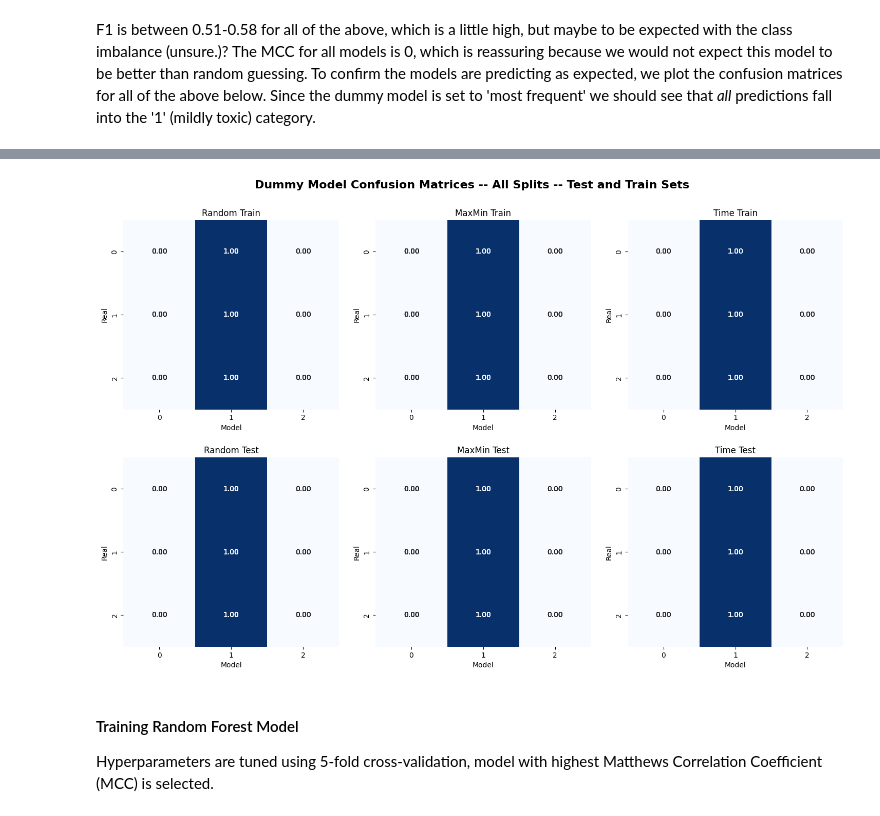
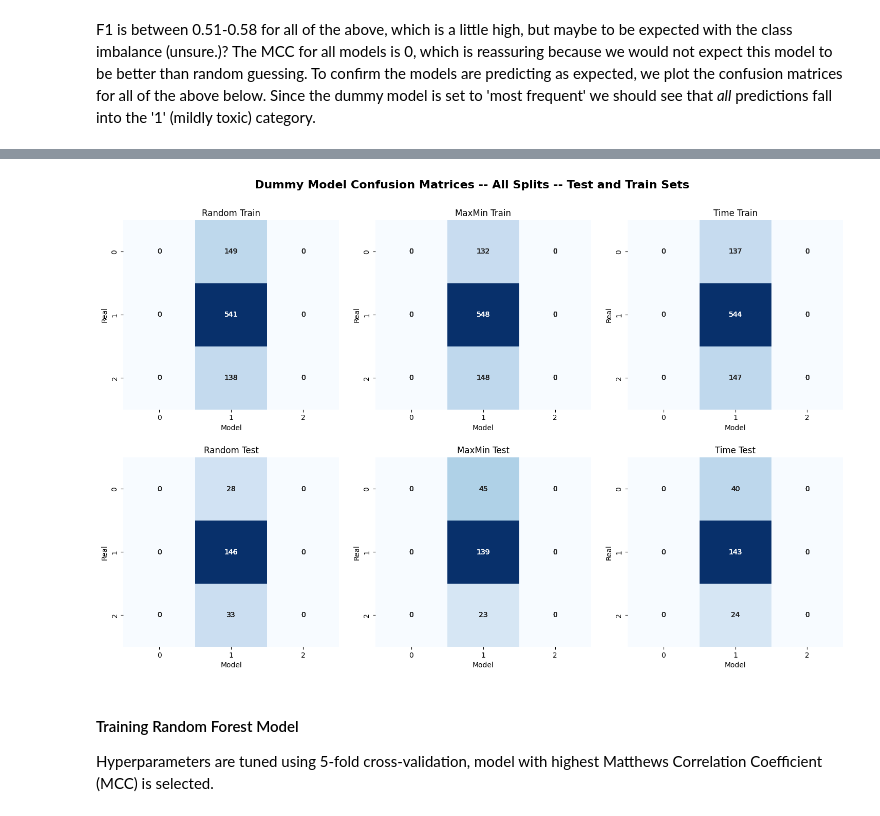
Before and after one commit to ella-satt/che1147-bees, a Jupyter notebook: project-ella.ipynb, the cells around one changed output, grey strips where cells are left out. Cells and saved outputs as stored; diff of their text form; code cells hidden in the pictures.

```diff
--- a/project-ella.ipynb
+++ b/project-ella.ipynb
@@ -290,9 +343,9 @@ def train_dummy(X, Y):
     return dummy_model
 # %%
 # Train a dummy model on each of the three splits, put metrics for all splits into dictionary
-random_dummy = train_dummy(random_train[FEATURES], random_train[TARGET])
-maxmin_dummy = train_dummy(maxmin_train[FEATURES], maxmin_train[TARGET])
-time_dummy = train_dummy(time_train[FEATURES], maxmin_train[TARGET])
+random_dummy = train_dummy(random_train[RANDOM_FEATURES], random_train[TARGET])
+maxmin_dummy = train_dummy(maxmin_train[MAXMIN_FEATURES], maxmin_train[TARGET])
+time_dummy = train_dummy(time_train[TIME_FEATURES], maxmin_train[TARGET])
 
 #create a list of dummy models
 dummy_models = [
@@ -305,12 +358,12 @@ dummy_models = [
 dummy_results_test = {} # initialize empty dictionary
 dummy_results_train = {}
 
-dummy_results_test['random'] = get_regression_metrics(random_dummy, random_test, random_test[FEATURES], random_test[TARGET])
-dummy_results_train['random'] = get_regression_metrics(random_dummy, random_train, random_train[FEATURES], random_train[TARGET])
-dummy_results_test['maxmin'] = get_regression_metrics(maxmin_dummy, maxmin_test, maxmin_test[FEATURES], maxmin_test[TARGET])
-dummy_results_train['maxmin'] = get_regression_metrics(maxmin_dummy, maxmin_train, maxmin_train[FEATURES], maxmin_train[TARGET])
-dummy_results_test['time'] = get_regression_metrics(time_dummy, time_test, time_test[FEATURES], time_test[TARGET])
-dummy_results_train['time'] = get_regression_metrics(time_dummy, time_train, time_train[FEATURES], time_train[TARGET])
+dummy_results_test['random'] = get_regression_metrics(random_dummy, random_test, random_test[RANDOM_FEATURES], random_test[TARGET])
+dummy_results_train['random'] = get_regression_metrics(random_dummy, random_train, random_train[RANDOM_FEATURES], random_train[TARGET])
+dummy_results_test['maxmin'] = get_regression_metrics(maxmin_dummy, maxmin_test, maxmin_test[MAXMIN_FEATURES], maxmin_test[TARGET])
+dummy_results_train['maxmin'] = get_regression_metrics(maxmin_dummy, maxmin_train, maxmin_train[MAXMIN_FEATURES], maxmin_train[TARGET])
+dummy_results_test['time'] = get_regression_metrics(time_dummy, time_test, time_test[TIME_FEATURES], time_test[TARGET])
+dummy_results_train['time'] = get_regression_metrics(time_dummy, time_train, time_train[TIME_FEATURES], time_train[TARGET])
 
 # would like to make a loop for the above but have not yet :/
 
@@ -362,15 +415,3 @@ F1:0.540 MCC:0.000 accuracy:0.671 precision:0.451 recall:0.671
 F1:0.564 MCC:0.000 accuracy:0.691 precision:0.477 recall:0.691
 # %% [markdown]
 F1 is between 0.51-0.58 for all of the above, which is a little high, but maybe to be expected with the class imbalance (unsure.)? The MCC for all models is 0, which is reassuring because we would not expect this model to be better than random guessing. To confirm the models are predicting as expected, we plot the confusion matrices for all of the above below. Since the dummy model is set to 'most frequent' we should see that _all_ predictions fall into the '1' (mildly toxic) category.
-# %%
-cm = confusion_matrix(random_train[TARGET], random_dummy.predict(random_train[FEATURES]), normalize='true')
-
-fig,ax = plt.subplots()
-sns.heatmap(
-    cm,
-    annot=True,
-    fmt='.2f',
-    cmap='Blues'
-)
-ax.set_ylabel("Real")
-ax.set_xlabel("Model")
@@ -393,44 +429,43 @@ for i in enumerate(descriptors_to_plot):
         col = i % 3
 
         if descriptor == "Random Train":
-            cm = confusion_matrix(random_train[TARGET], random_dummy.predict(random_train[FEATURES]), normalize='true')
+            cm = confusion_matrix(random_train[TARGET], random_dummy.predict(random_train[RANDOM_FEATURES]))
         elif descriptor == "MaxMin Train":
-            cm = confusion_matrix(maxmin_train[TARGET], maxmin_dummy.predict(maxmin_train[FEATURES]), normalize='true')
+            cm = confusion_matrix(maxmin_train[TARGET], maxmin_dummy.predict(maxmin_train[MAXMIN_FEATURES]))
         elif descriptor == "Time Train":
-            cm = confusion_matrix(time_train[TARGET], time_dummy.predict(time_train[FEATURES]), normalize='true')
+            cm = confusion_matrix(time_train[TARGET], time_dummy.predict(time_train[TIME_FEATURES]))
         elif descriptor == "Random Test":
-            cm = confusion_matrix(random_test[TARGET], random_dummy.predict(random_test[FEATURES]), normalize='true')
+            cm = confusion_matrix(random_test[TARGET], random_dummy.predict(random_test[RANDOM_FEATURES]))
         elif descriptor == "MaxMin Test":
-            cm = confusion_matrix(maxmin_test[TARGET], maxmin_dummy.predict(maxmin_test[FEATURES]), normalize='true')
+            cm = confusion_matrix(maxmin_test[TARGET], maxmin_dummy.predict(maxmin_test[MAXMIN_FEATURES]))
         elif descriptor == "Time Test":
-            cm = confusion_matrix(time_test[TARGET], time_dummy.predict(time_test[FEATURES]), normalize='true')
+            cm = confusion_matrix(time_test[TARGET], time_dummy.predict(time_test[TIME_FEATURES]))
 
-        sns.heatmap(cm, annot=True, fmt='.2f', cmap='Blues', ax=axes[row, col], cbar=False)
+        sns.heatmap(cm, annot=True, fmt='.0f', cmap='Blues', ax=axes[row, col], cbar=False)
         axes[row, col].set_title(descriptor)
         axes[row, col].set_ylabel("Real")
         axes[row, col].set_xlabel("Model")
     col = i % 3
 
 #cm1 = confusion_matrix(random_train[TARGET], random_dummy.predict(random_train[FEATURES]), normalize='true')
 #cm2 = confusion_matrix(random_train[TARGET], random_dummy.predict(random_train[FEATURES]), normalize='true')
 #cm3 = confusion_matrix(random_train[TARGET], random_dummy.predict(random_train[FEATURES]), normalize='true')
 #cm4 = confusion_matrix(random_train[TARGET], random_dummy.predict(random_train[FEATURES]), normalize='true')
 #cm5 = confusion_matrix(random_train[TARGET], random_dummy.predict(random_train[FEATURES]), normalize='true')
 #cm6 = confusion_matrix(random_train[TARGET], random_dummy.predict(random_train[FEATURES]), normalize='true')
 
 
 #fig,ax = plt.subplots()
 #sns.heatmap(cm1, annot=True, fmt='.2f', cmap='Blues')
 #sns.heatmap(cm2, annot=True, fmt='.2f', cmap='Blues')
 #sns.heatmap(cm3, annot=True, fmt='.2f', cmap='Blues')
 #sns.heatmap(cm4, annot=True, fmt='.2f', cmap='Blues')
 #sns.heatmap(cm5, annot=True, fmt='.2f', cmap='Blues')
 #sns.heatmap(cm6, annot=True, fmt='.2f', cmap='Blues')
 
 #ax.set_ylabel("Real")
 #ax.set_xlabel("Model")
-
 plt.tight_layout(pad=2)
 plt.show();
 # %% [output]
-[figure, old version]
+[figure, new version]
```
Also changed, not shown: parts of 6 cells of this notebook, 2 other files.
